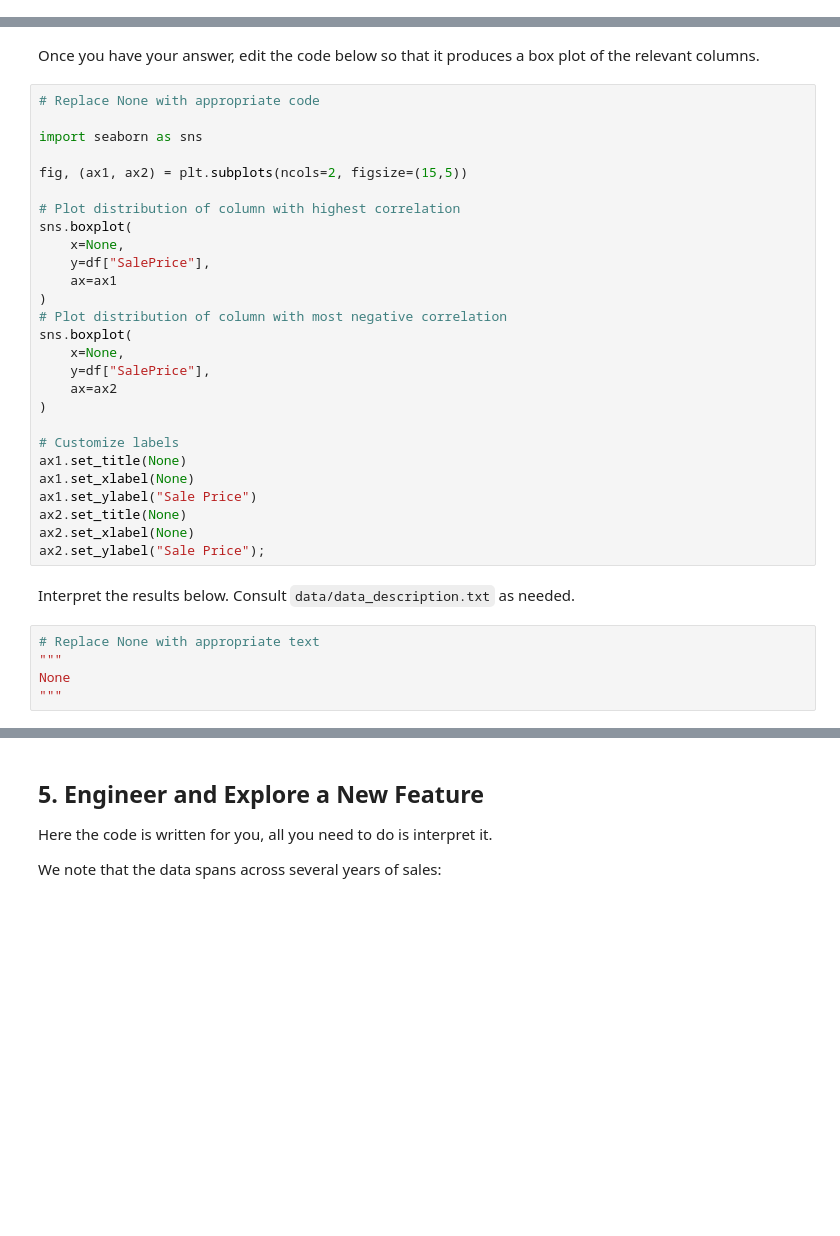
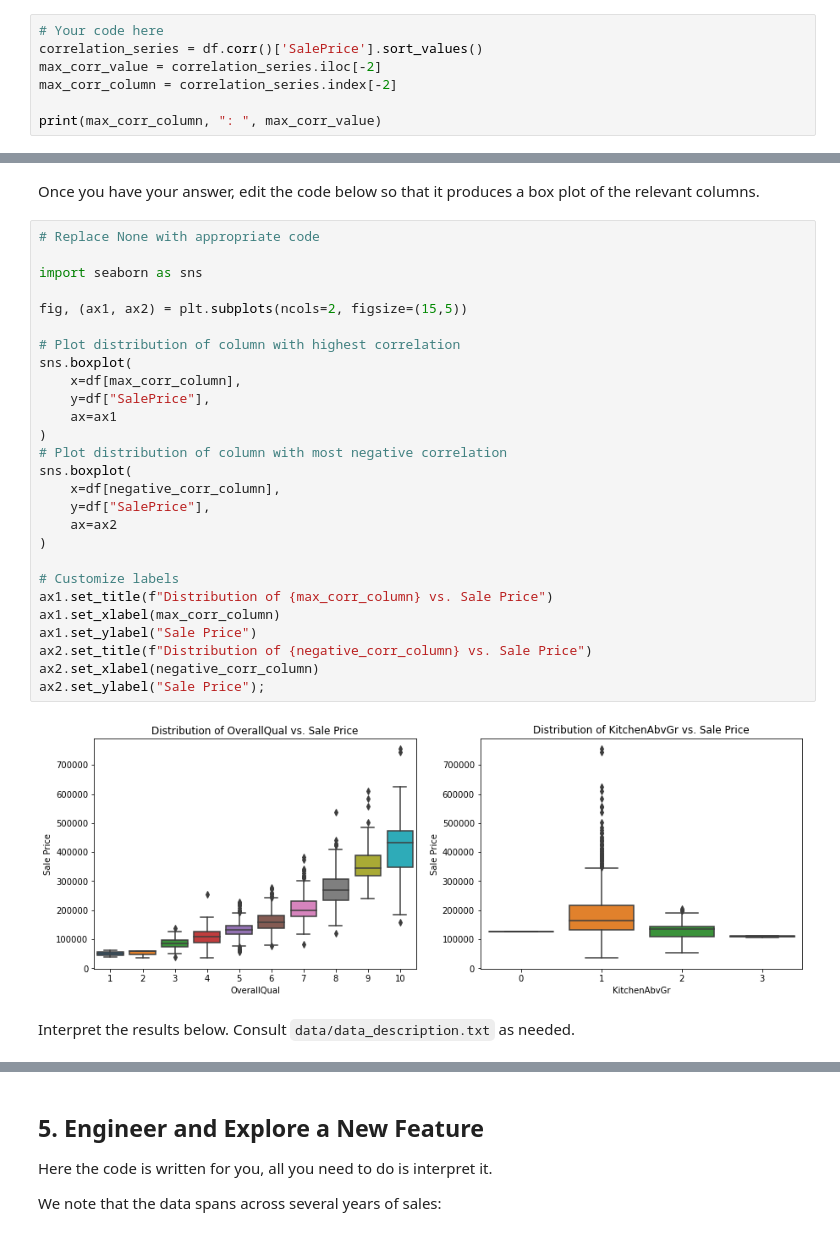
Before and after one commit to mbuvimuia/dsc-pandas-eda-lab, a Jupyter notebook: index.ipynb, the cells around one changed output, grey strips where cells are left out. Saved outputs shown, nothing was run; the diff lists cells and outputs as text; blank space fills up the shorter version.

```diff
--- a/index.ipynb
+++ b/index.ipynb
@@ -351,0 +362,7 @@ You can import additional libraries, although it is possible to do this just usi
+# %%
+# Your code here
+correlation_series = df.corr()['SalePrice'].sort_values()
+max_corr_value = correlation_series.iloc[-2]
+max_corr_column = correlation_series.index[-2]
+
+print(max_corr_column, ": ", max_corr_value)
@@ -358,34 +382,31 @@ Once you have your answer, edit the code below so that it produces a box plot of
 # %%
 # Replace None with appropriate code
 
 import seaborn as sns
 
 fig, (ax1, ax2) = plt.subplots(ncols=2, figsize=(15,5))
 
 # Plot distribution of column with highest correlation
 sns.boxplot(
-    x=None,
+    x=df[max_corr_column],
     y=df["SalePrice"],
     ax=ax1
 )
 # Plot distribution of column with most negative correlation
 sns.boxplot(
-    x=None,
+    x=df[negative_corr_column],
     y=df["SalePrice"],
     ax=ax2
 )
 
 # Customize labels
-ax1.set_title(None)
-ax1.set_xlabel(None)
+ax1.set_title(f"Distribution of {max_corr_column} vs. Sale Price")
+ax1.set_xlabel(max_corr_column)
 ax1.set_ylabel("Sale Price")
-ax2.set_title(None)
-ax2.set_xlabel(None)
+ax2.set_title(f"Distribution of {negative_corr_column} vs. Sale Price")
+ax2.set_xlabel(negative_corr_column)
 ax2.set_ylabel("Sale Price");
+# %% [output]
+[figure, added]
 # %% [markdown]
 Interpret the results below. Consult `data/data_description.txt` as needed.
-# %%
-# Replace None with appropriate text
-"""
-None
-"""
```
Also changed, not shown: parts of 16 cells of this notebook.
